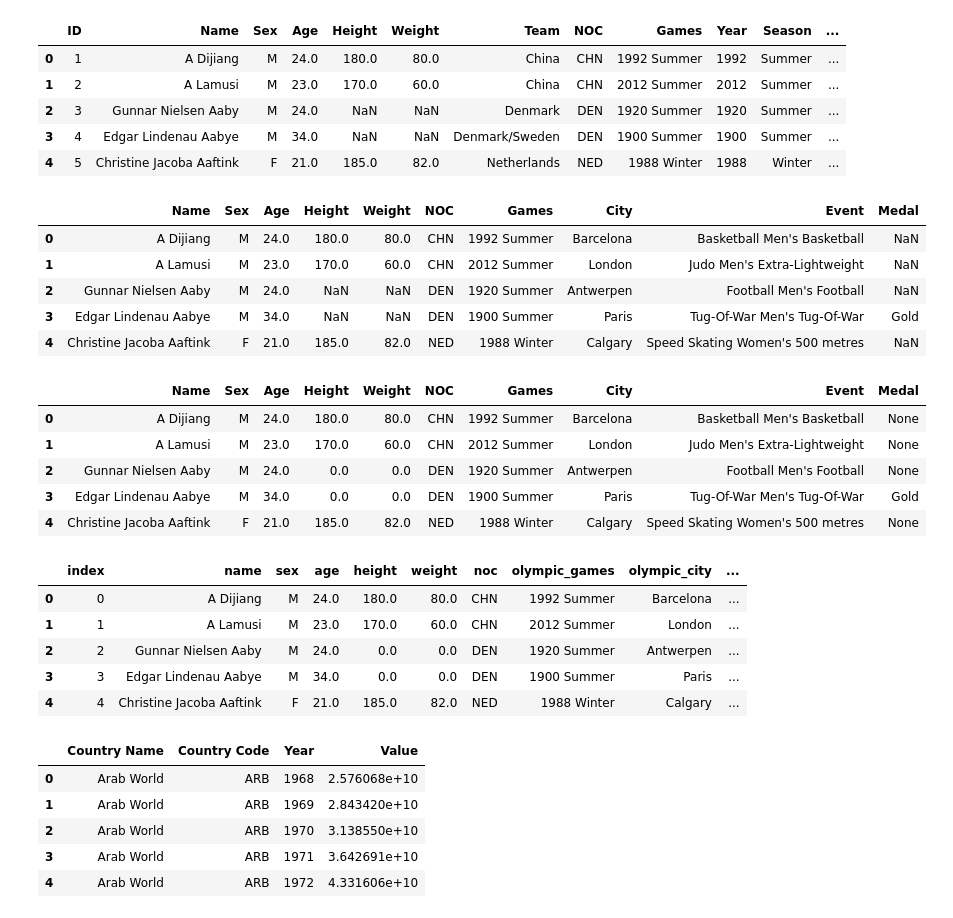
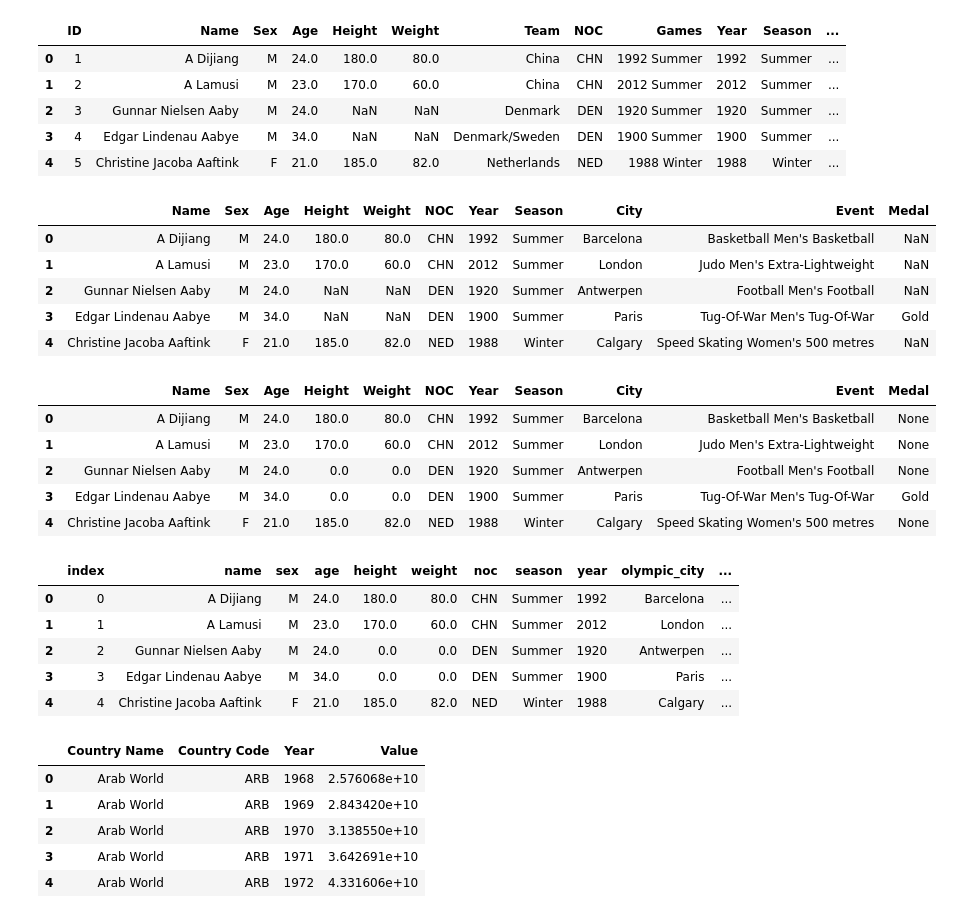
Before and after one commit to toshitorihara/ETL-project, a Jupyter notebook: ETL_starter.ipynb, the cells around one changed output. Drawn from its saved outputs; the diff is of its cells as text; code cells hidden in the pictures.

Commit message:
changed from olympic_games to year/season

```diff
--- a/ETL_starter.ipynb
+++ b/ETL_starter.ipynb
@@ -79,35 +79,35 @@ athletes_df.head()
 | 3 | 4 | Edgar Lindenau Aabye | M | 34.0 | NaN | NaN | Denmark/Sweden | DEN | 1900 Summer | 1900 | Summer | ... |
 | 4 | 5 | Christine Jacoba Aaftink | F | 21.0 | 185.0 | 82.0 | Netherlands | NED | 1988 Winter | 1988 | Winter | ... |
 # %%
-athletes_df.drop(['ID','Team','Year','Season','Sport'],axis=1,inplace=True)
+athletes_df.drop(['ID','Team','Games','Sport'],axis=1,inplace=True)
 
 athletes_df.head()
 # %% [output]
-|  | Name | Sex | Age | Height | Weight | NOC | Games | City | Event | Medal |
-| 0 | A Dijiang | M | 24.0 | 180.0 | 80.0 | CHN | 1992 Summer | Barcelona | Basketball Men's Basketball | NaN |
-| 1 | A Lamusi | M | 23.0 | 170.0 | 60.0 | CHN | 2012 Summer | London | Judo Men's Extra-Lightweight | NaN |
-| 2 | Gunnar Nielsen Aaby | M | 24.0 | NaN | NaN | DEN | 1920 Summer | Antwerpen | Football Men's Football | NaN |
-| 3 | Edgar Lindenau Aabye | M | 34.0 | NaN | NaN | DEN | 1900 Summer | Paris | Tug-Of-War Men's Tug-Of-War | Gold |
-| 4 | Christine Jacoba Aaftink | F | 21.0 | 185.0 | 82.0 | NED | 1988 Winter | Calgary | Speed Skating Women's 500 metres | NaN |
+|  | Name | Sex | Age | Height | Weight | NOC | Year | Season | City | Event | Medal |
+| 0 | A Dijiang | M | 24.0 | 180.0 | 80.0 | CHN | 1992 | Summer | Barcelona | Basketball Men's Basketball | NaN |
+| 1 | A Lamusi | M | 23.0 | 170.0 | 60.0 | CHN | 2012 | Summer | London | Judo Men's Extra-Lightweight | NaN |
+| 2 | Gunnar Nielsen Aaby | M | 24.0 | NaN | NaN | DEN | 1920 | Summer | Antwerpen | Football Men's Football | NaN |
+| 3 | Edgar Lindenau Aabye | M | 34.0 | NaN | NaN | DEN | 1900 | Summer | Paris | Tug-Of-War Men's Tug-Of-War | Gold |
+| 4 | Christine Jacoba Aaftink | F | 21.0 | 185.0 | 82.0 | NED | 1988 | Winter | Calgary | Speed Skating Women's 500 metres | NaN |
 # %%
 athletes_df['Medal'].fillna('None',inplace=True)
 athletes_df['Height'].fillna(0,inplace=True)
 athletes_df['Weight'].fillna(0,inplace=True)
 athletes_df.head()
 # %% [output]
-|  | Name | Sex | Age | Height | Weight | NOC | Games | City | Event | Medal |
-| 0 | A Dijiang | M | 24.0 | 180.0 | 80.0 | CHN | 1992 Summer | Barcelona | Basketball Men's Basketball | None |
-| 1 | A Lamusi | M | 23.0 | 170.0 | 60.0 | CHN | 2012 Summer | London | Judo Men's Extra-Lightweight | None |
-| 2 | Gunnar Nielsen Aaby | M | 24.0 | 0.0 | 0.0 | DEN | 1920 Summer | Antwerpen | Football Men's Football | None |
-| 3 | Edgar Lindenau Aabye | M | 34.0 | 0.0 | 0.0 | DEN | 1900 Summer | Paris | Tug-Of-War Men's Tug-Of-War | Gold |
-| 4 | Christine Jacoba Aaftink | F | 21.0 | 185.0 | 82.0 | NED | 1988 Winter | Calgary | Speed Skating Women's 500 metres | None |
+|  | Name | Sex | Age | Height | Weight | NOC | Year | Season | City | Event | Medal |
+| 0 | A Dijiang | M | 24.0 | 180.0 | 80.0 | CHN | 1992 | Summer | Barcelona | Basketball Men's Basketball | None |
+| 1 | A Lamusi | M | 23.0 | 170.0 | 60.0 | CHN | 2012 | Summer | London | Judo Men's Extra-Lightweight | None |
+| 2 | Gunnar Nielsen Aaby | M | 24.0 | 0.0 | 0.0 | DEN | 1920 | Summer | Antwerpen | Football Men's Football | None |
+| 3 | Edgar Lindenau Aabye | M | 34.0 | 0.0 | 0.0 | DEN | 1900 | Summer | Paris | Tug-Of-War Men's Tug-Of-War | Gold |
+| 4 | Christine Jacoba Aaftink | F | 21.0 | 185.0 | 82.0 | NED | 1988 | Winter | Calgary | Speed Skating Women's 500 metres | None |
 # %%
 # Create a filtered dataframe from specific columns
-athletes_col = ["Name", "Sex", "Age", "Height", "Weight",'NOC','Games','City','Event','Medal']
+athletes_col = ["Name", "Sex", "Age", "Height", "Weight",'NOC','Season','Year','City','Event','Medal']
 athletes_transformed = athletes_df[athletes_col].copy()
 
 # Rename the column headers
-athletes_transformed = athletes_transformed.rename(columns={"Name":'name', "Sex":'sex', "Age":'age', "Height":'height', "Weight":'weight','NOC':'noc','Games':'olympic_games','City':'olympic_city',
+athletes_transformed = athletes_transformed.rename(columns={"Name":'name', "Sex":'sex', "Age":'age', "Height":'height', "Weight":'weight','NOC':'noc','Season':'season','Year':'year','City':'olympic_city',
                                                                 'Event':'olympic_event','Medal':'medal'})
 
 # events_transformed.to_csv('transforms.csv', index=True)
@@ -117,12 +117,12 @@ athletes_transformed.reset_index(level=0, inplace=True)
 athletes_transformed[(athletes_transformed!=0).any(axis=1)]
 athletes_transformed.head()
 # %% [output]
-|  | index | name | sex | age | height | weight | noc | olympic_games | olympic_city | ... |
-| 0 | 0 | A Dijiang | M | 24.0 | 180.0 | 80.0 | CHN | 1992 Summer | Barcelona | ... |
-| 1 | 1 | A Lamusi | M | 23.0 | 170.0 | 60.0 | CHN | 2012 Summer | London | ... |
-| 2 | 2 | Gunnar Nielsen Aaby | M | 24.0 | 0.0 | 0.0 | DEN | 1920 Summer | Antwerpen | ... |
-| 3 | 3 | Edgar Lindenau Aabye | M | 34.0 | 0.0 | 0.0 | DEN | 1900 Summer | Paris | ... |
-| 4 | 4 | Christine Jacoba Aaftink | F | 21.0 | 185.0 | 82.0 | NED | 1988 Winter | Calgary | ... |
+|  | index | name | sex | age | height | weight | noc | season | year | olympic_city | ... |
+| 0 | 0 | A Dijiang | M | 24.0 | 180.0 | 80.0 | CHN | Summer | 1992 | Barcelona | ... |
+| 1 | 1 | A Lamusi | M | 23.0 | 170.0 | 60.0 | CHN | Summer | 2012 | London | ... |
+| 2 | 2 | Gunnar Nielsen Aaby | M | 24.0 | 0.0 | 0.0 | DEN | Summer | 1920 | Antwerpen | ... |
+| 3 | 3 | Edgar Lindenau Aabye | M | 34.0 | 0.0 | 0.0 | DEN | Summer | 1900 | Paris | ... |
+| 4 | 4 | Christine Jacoba Aaftink | F | 21.0 | 185.0 | 82.0 | NED | Winter | 1988 | Calgary | ... |
 # %%
 # Read CSV - noc
 csv_gdp = "Resources/gdp_csv.csv"
```
Also changed, not shown: parts of 3 cells of this notebook, 1 other file.
